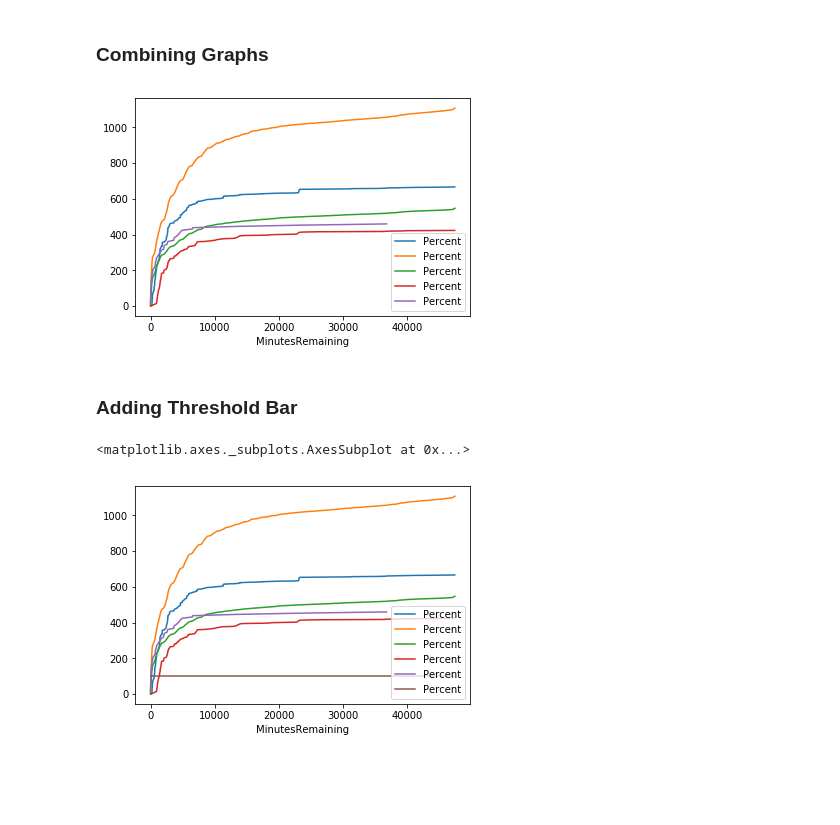
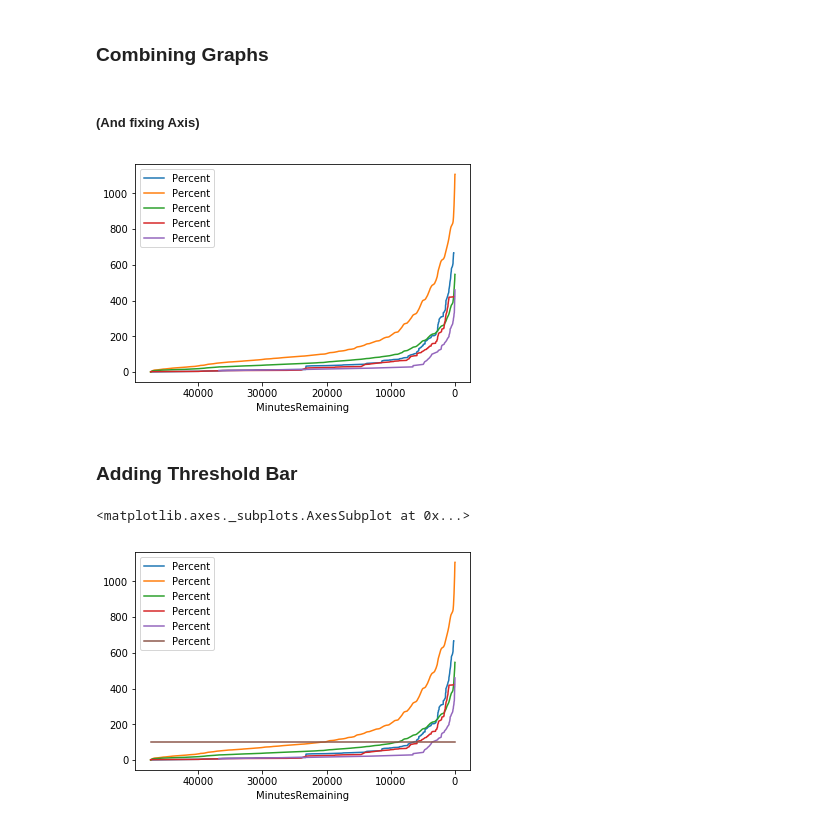
Before and after one commit to WPI-Draftkings-MQP/dkNotebook, a Jupyter notebook: Tournament Timeline Display.ipynb, the cells around one changed output. Saved outputs shown, nothing was run; the diff lists cells and outputs as text; code cells hidden in the pictures; blank space fills up the shorter version.

```diff
--- a/Tournament Timeline Display.ipynb
+++ b/Tournament Timeline Display.ipynb
@@ -46,41 +51,45 @@ for id in targetIDs[:1]:
 [figure]
 # %% [markdown]
 ### Combining Graphs
+# %% [markdown]
+##### (And fixing Axis)
 # %%
 fig, ax = plt.subplots()
+ax.invert_xaxis()
 
 for id in targetIDs:
     contestTimeDF = timeDF.loc[timeDF['ContestId']==id]
     threshold = contestThreshold(id)
 
     #Cumulitive sum of entries
-    contestTimeDF = contestTimeDF.assign(TotalEntries = contestTimeDF['Entries'].cumsum())
+    contestTimeDF = contestTimeDF.assign(TotalEntries = contestTimeDF['Entries'][::-1].cumsum()[::-1])
     #Percent of goal
     contestTimeDF = contestTimeDF.assign(Percent = lambda x: 100*(contestTimeDF.TotalEntries)/threshold)
 
     contestTimeDF.groupby('ContestId').plot(ax = ax, x='MinutesRemaining', y='Percent', kind='line')
 # %% [output]
-[figure, old version]
+[figure, new version]
 # %% [markdown]
 ### Adding Threshold Bar
 # %%
 fig, ax = plt.subplots()
+ax.invert_xaxis()
 
 for id in targetIDs:
     contestTimeDF = timeDF.loc[timeDF['ContestId']==id]
     threshold = contestThreshold(id)
 
     #Cumulitive sum of entries
-    contestTimeDF = contestTimeDF.assign(TotalEntries = contestTimeDF['Entries'].cumsum())
+    contestTimeDF = contestTimeDF.assign(TotalEntries = contestTimeDF['Entries'][::-1].cumsum()[::-1])
     #Percent of goal
     contestTimeDF = contestTimeDF.assign(Percent = lambda x: 100*(contestTimeDF.TotalEntries)/threshold)
 
     contestTimeDF.groupby('ContestId').plot(ax = ax, x='MinutesRemaining', y='Percent', kind='line')
 
 start, end = totalTime()
 d = {'Percent': [100, 100], 'MinutesRemaining': [start, end]}
 thresholdLine = pd.DataFrame(data=d)
 thresholdLine.plot(ax=ax, x='MinutesRemaining', y='Percent')
 # %% [output]
 <matplotlib.axes._subplots.AxesSubplot at 0x...>
-[figure, old version]
+[figure, new version]
```
Also changed, not shown: parts of 5 cells of this notebook.
